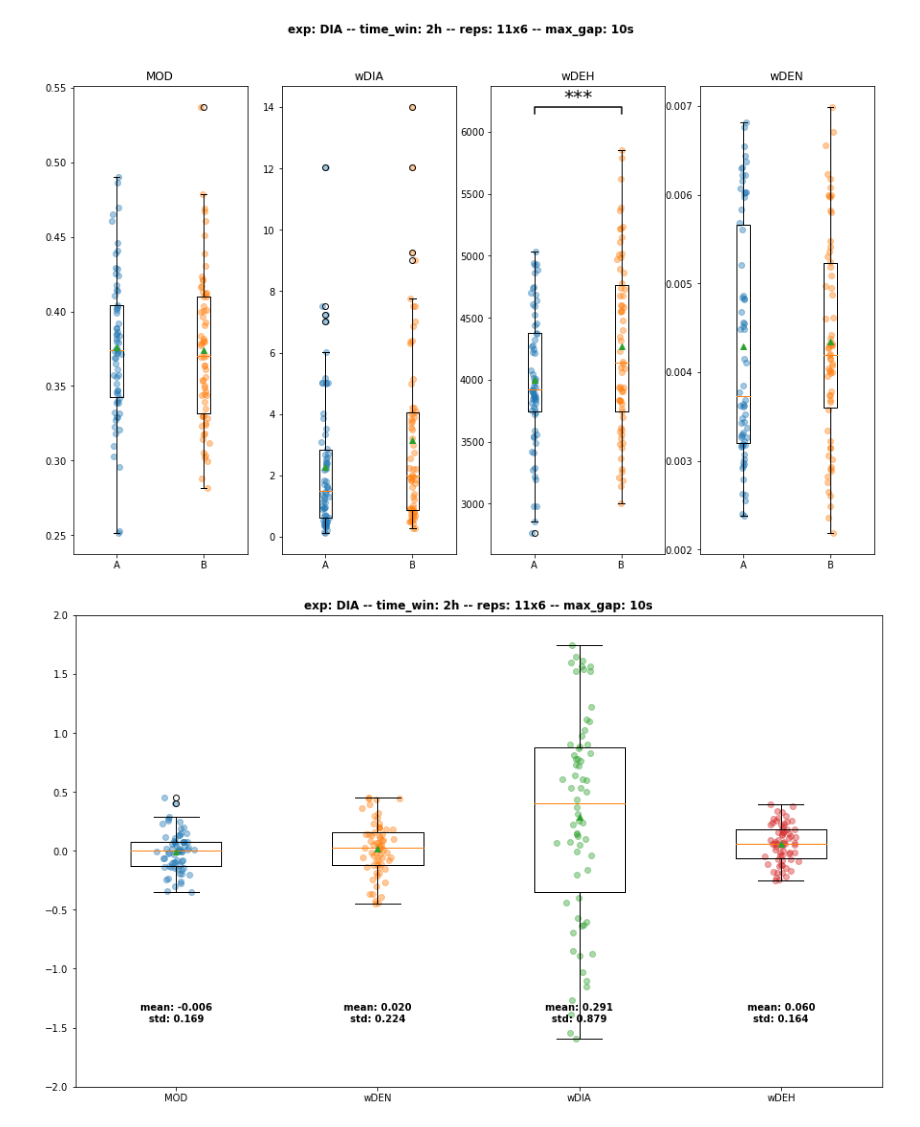
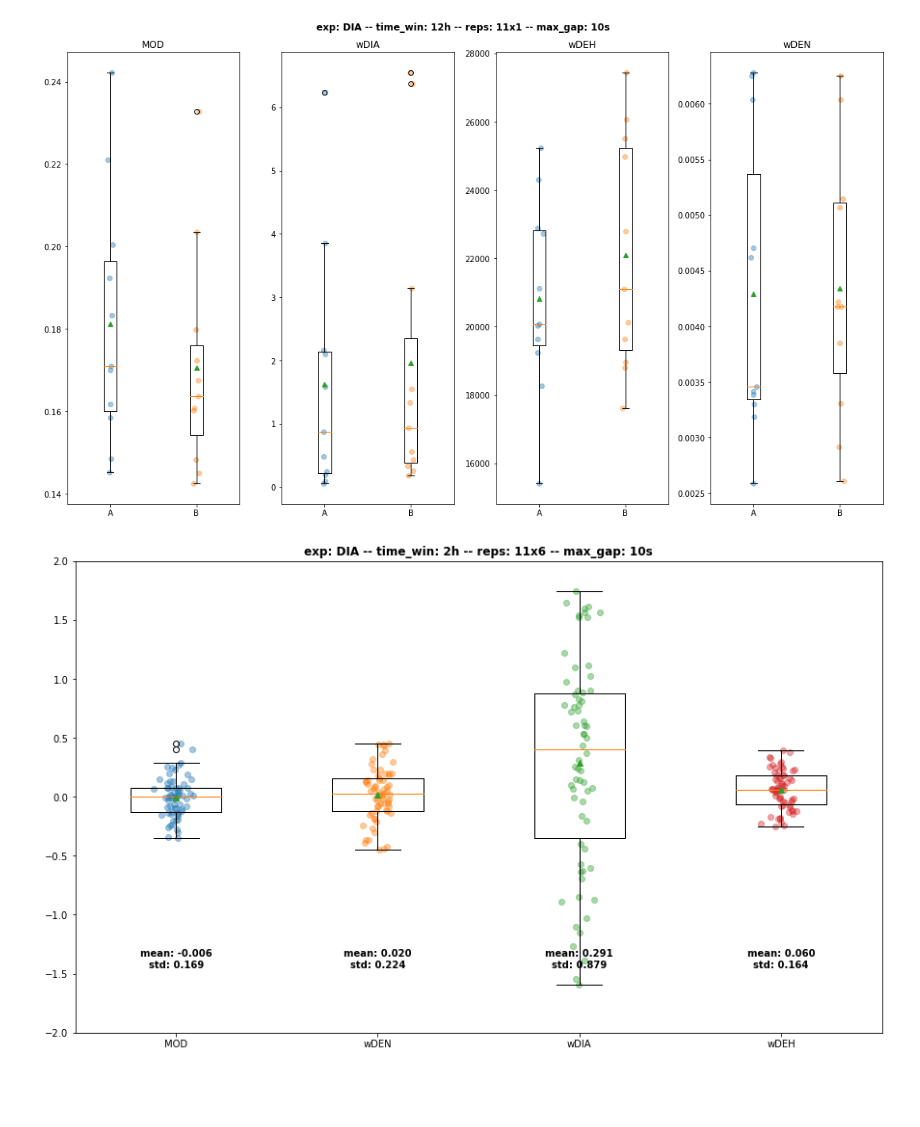
Before and after one commit to EnricoGavagnin/nest_topology_analysis, a Jupyter notebook: NTM_df_prop_processing.ipynb, the cells around one changed output. Saved outputs shown, nothing was run; the diff lists cells and outputs as text; code cells hidden in the pictures; blank space fills up the shorter version.

```diff
--- a/NTM_df_prop_processing.ipynb
+++ b/NTM_df_prop_processing.ipynb
@@ -17,7 +14,7 @@ df = pd.read_pickle('data/prop_data_gap_12_2_1_05_ct_NEST.pkl').drop_duplicates(
 reps_discarded = [20,41]
 exp = 'DIA'
 
-time_win = 2 #h
+time_win = 12 #h
 max_gap = 10 #s
 
 df_filt = df.loc[(df.time_win==3600 * time_win) &
@@ -30,13 +27,16 @@ df_filt = df_filt.sort_values(['rep','h'])
 rep_to_colony = {i: i for i in range(57)} # TO DO generate dict REP to COLONY --------------------------
 #rep_to_colony[55]=14
 
-df_filt.insert(5, 'colony', [rep_to_colony[j] for j in df_filt.rep])
+#df_filt.insert(5, 'colony', [rep_to_colony[j] for j in df_filt.rep])
 
 
 # Export dataframe for stats
 df_filt.to_csv('NTM_df_stats.csv')
+df_filt
+%R -i time_win
 # %%
 %%R -o prop_list -o pv_adj
+
 # -----------------------------
 # Linear Mixed Effects Model (R)
 # -----------------------------
@@ -49,8 +49,11 @@ dat <- read.csv("NTM_df_stats.csv",header=T,stringsAsFactors = F)
   # list of properties for the LMER test
 pv_list <- integer(0)
 
+if (time_win == 12){rf = ' ~ exp +(1|rep)'}
+    else{rf = ' ~ exp +(1|rep)+(1|h)'}
+
 for (prop in prop_list){
-  model <- lmer(formula(paste(prop,' ~ exp + (1|colony)+(1|rep)+(1|h)')), data = dat)
+  model <- lmer(formula(paste(prop,' ~ exp +(1|rep)')), data = dat)
   pv_list <- c(pv_list, print(as.numeric(Anova(model)["exp","Pr(>Chisq)"])))
 }
 
@@ -69,5 +66,5 @@ R[write to console]: boundary (singular) fit: see ?isSingular
 # %%
-pv_dict = {lmer_p_list[i]: pv_adj[i] for i in range(len(pv_adj))}
+pv_dict = {prop_list[i]: pv_adj[i] for i in range(len(pv_adj))}
 # %%
 # Raw data specific property
 fig, axs = plt.subplots(1, len(prop_list))
@@ -87,35 +84,35 @@ for idx_p, p in enumerate(prop_list):
         vals.append(df_ab[col].values)
         names.append(col)
         xs.append(np.random.normal(i + 1, 0.02, df_ab[col].values.shape[0]))  # adds jitter to the data points - can be adjusted
 
 
     box_plot = axs[idx_p].boxplot(vals, labels=names, showmeans=True)
     for x, val in zip(xs, vals):
         axs[idx_p].scatter(x, val, alpha=0.4)
 
     means = df_ab.mean()
     stds =  df_ab.std()
 
     axs[idx_p].set_title(p)
 
     # statistical annotation
     if pv_dict[p]<=0.05:
         stat_sign = '*' + (pv_dict[p]<=0.01)*'*' + (pv_dict[p]<=0.001)*'*' + (pv_dict[p]<=0.0001)*'*'
         x1, x2 = 1, 2   # columns 'Sat' and 'Sun' (first column: 0, see plt.xticks())
         mm =np.max(df_ab.max())
         y, h, col = 1.05*mm, 0.01*mm, 'k'
         axs[idx_p].plot([x1, x1, x2, x2], [y, y+h, y+h, y], lw=1.5, c=col)
         axs[idx_p].text((x1+x2)*.5, y+h, stat_sign, ha='center', va='bottom', color=col, fontsize=20)
 
 fig = plt.suptitle('exp: ' + exp +
                     ' -- time_win: ' + str(time_win) + 'h'
                     ' -- reps: ' + str(int(len(df_ab)*time_win/12)) + 'x' + str(int(12/time_win)) +
                     ' -- max_gap: ' + str(max_gap) + 's',
                    fontweight="bold")
-
+plt.tight_layout()
 plt.show()
 # %% [output]
-[figure, old version]
+[figure, new version]
 # %%
 #===== RELATIVE DIFFERENCE =====
 
@@ -154,4 +151,4 @@ fig = plt.title('exp: ' + exp +
                 ' -- max_gap: ' + str(max_gap) + 's',
                fontweight="bold")
 # %% [output]
-[figure, old version]
+[figure, new version]
```
Also changed, not shown: parts of 2 cells of this notebook, 2 other files.
